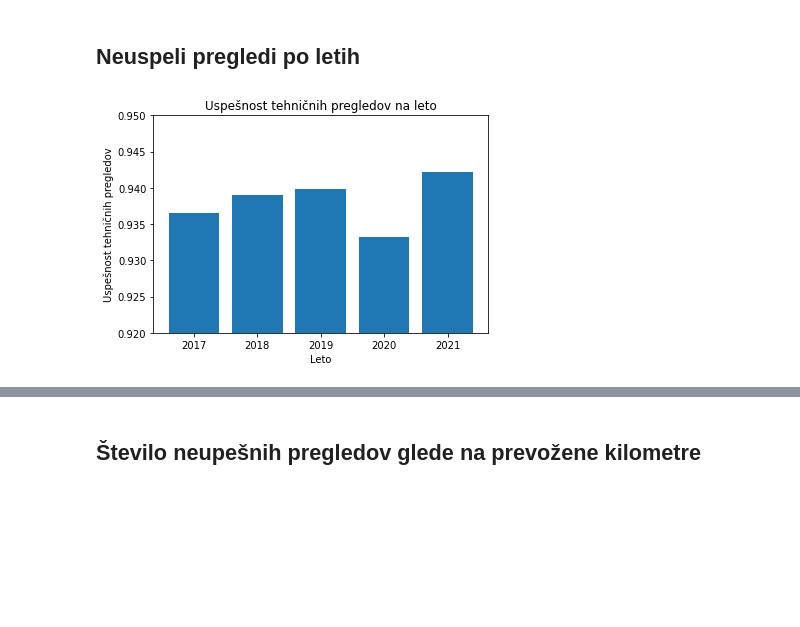
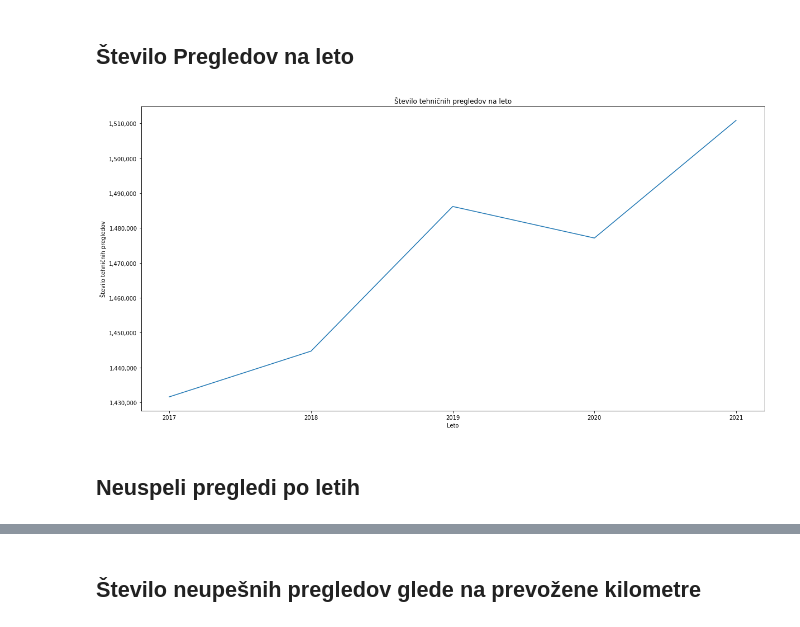
Before and after one commit to AnzeSavli/PR21aatj, a Jupyter notebook: report.ipynb, the cells around one changed output, grey strips where cells are left out. Drawn from its saved outputs; the diff is of its cells as text; code cells hidden in the pictures; blank space fills up the shorter version.

```diff
--- a/report.ipynb
+++ b/report.ipynb
@@ -17,3 +17,5 @@ data["2018"] = [pd.read_csv("data/2018/napake.csv", delimiter=";", encoding="UTF
 data["2019"] = [pd.read_csv("data/2019/napake.csv", delimiter=";", encoding="UTF-8"), pd.read_csv("data/2019/uspesnost.csv", delimiter=";", encoding="UTF-8"), pd.concat([pd.read_csv("data/2019/NIO_tz_meritve_1.csv", delimiter=";", encoding="UTF-8"), pd.read_csv("data/2019/NIO_tz_meritve_2.csv", delimiter=";", encoding="UTF-8")])]
 data["2020"] = [pd.read_csv("data/2020/napake.csv", delimiter=";", encoding="UTF-8"), pd.concat([pd.read_csv("data/2020/uspesnost1.csv", delimiter=";", encoding="UTF-8"), pd.read_csv("data/2020/uspesnost2.csv", delimiter=";", encoding="UTF-8")]), pd.concat([pd.read_csv("data/2020/NIO_tz_meritve_1.csv", delimiter=";", encoding="ANSI"), pd.read_csv("data/2020/NIO_tz_meritve_2.csv", delimiter=";", encoding="ANSI")])]
 data["2021"] = [pd.read_csv("data/2021/napake.csv", delimiter=";", encoding="UTF-8"), pd.concat([pd.read_csv("data/2021/uspesnost1.csv", delimiter=";", encoding="UTF-8"), pd.read_csv("data/2021/uspesnost2.csv", delimiter=";", encoding="UTF-8")]), pd.concat([pd.read_csv("data/2021/NIO_tz_meritve_1.csv", delimiter=";", encoding="UTF-8"), pd.read_csv("data/2021/NIO_tz_meritve_2.csv", delimiter=";", encoding="UTF-8")])]
+# %% [markdown]
+## Število Pregledov na leto
@@ -20,31 +34,14 @@ data["2021"] = [pd.read_csv("data/2021/napake.csv", delimiter=";", encoding="UTF
+# %%
+plt.rcParams["figure.figsize"] = (20,10)
+fig, ax = plt.subplots()
+ax.plot(data.keys(), tehnicni_per_year)
+ax.set_xlabel("Leto")
+ax.set_ylabel("Število tehničnih pregledov")
+ax.set_title("Število tehničnih pregledov na leto")
+ax.get_yaxis().set_major_formatter(
+    matplotlib.ticker.FuncFormatter(lambda x, p: format(int(x), ',')))
+plt.show()
+# %% [output]
+[figure, added]
 # %% [markdown]
 ## Neuspeli pregledi po letih
-# %%
-neuspesni_tehnicni_per_year = [data["2017"][1].loc[data["2017"][1]["TEHNICNI_PREGLED_STATUS"].str.match('^ni.*')].shape[0],
-                                data["2018"][1].loc[data["2018"][1]["TEHNICNI_PREGLED_STATUS"].str.match('^ni.*')].shape[0],
-                                data["2019"][1].loc[data["2019"][1]["TEHNICNI_PREGLED_STATUS"].str.match('^ni.*')].shape[0],
-                                data["2020"][1].loc[data["2020"][1]["TEHNICNI_PREGLED_STATUS"].str.match('^ni.*')].shape[0],
-                                data["2021"][1].loc[data["2021"][1]["TEHNICNI_PREGLED_STATUS"].str.match('^ni.*')].shape[0]]
-
-tehnicni_per_year = [data["2017"][1].shape[0], data["2018"][1].shape[0], data["2019"][1].shape[0], data["2020"][1].shape[0], data["2021"][1].shape[0]]
-
-
-tehnicni_zip = zip(tehnicni_per_year, neuspesni_tehnicni_per_year)
-procent_uspesnosti = []
-
-for stevilo, neuspesni in tehnicni_zip:
-    procent_uspesnosti.append((stevilo-neuspesni) / stevilo)
-
-procent_uspesnosti
-
-fig, ax = plt.subplots()
-plt.ylim(0.92, 0.95)
-ax.bar(data.keys(), procent_uspesnosti,)
-ax.set_xlabel("Leto")
-ax.set_ylabel("Uspešnost tehničnih pregledov")
-ax.set_title("Uspešnost tehničnih pregledov na leto")
-plt.show()
-#data["2017"][1]["TEHNICNI_PREGLED_STATUS"].unique()
-#data["2017"][0].shape[0]
-# %% [output]
-[figure, removed]
```
Also changed, not shown: parts of 17 cells of this notebook.
